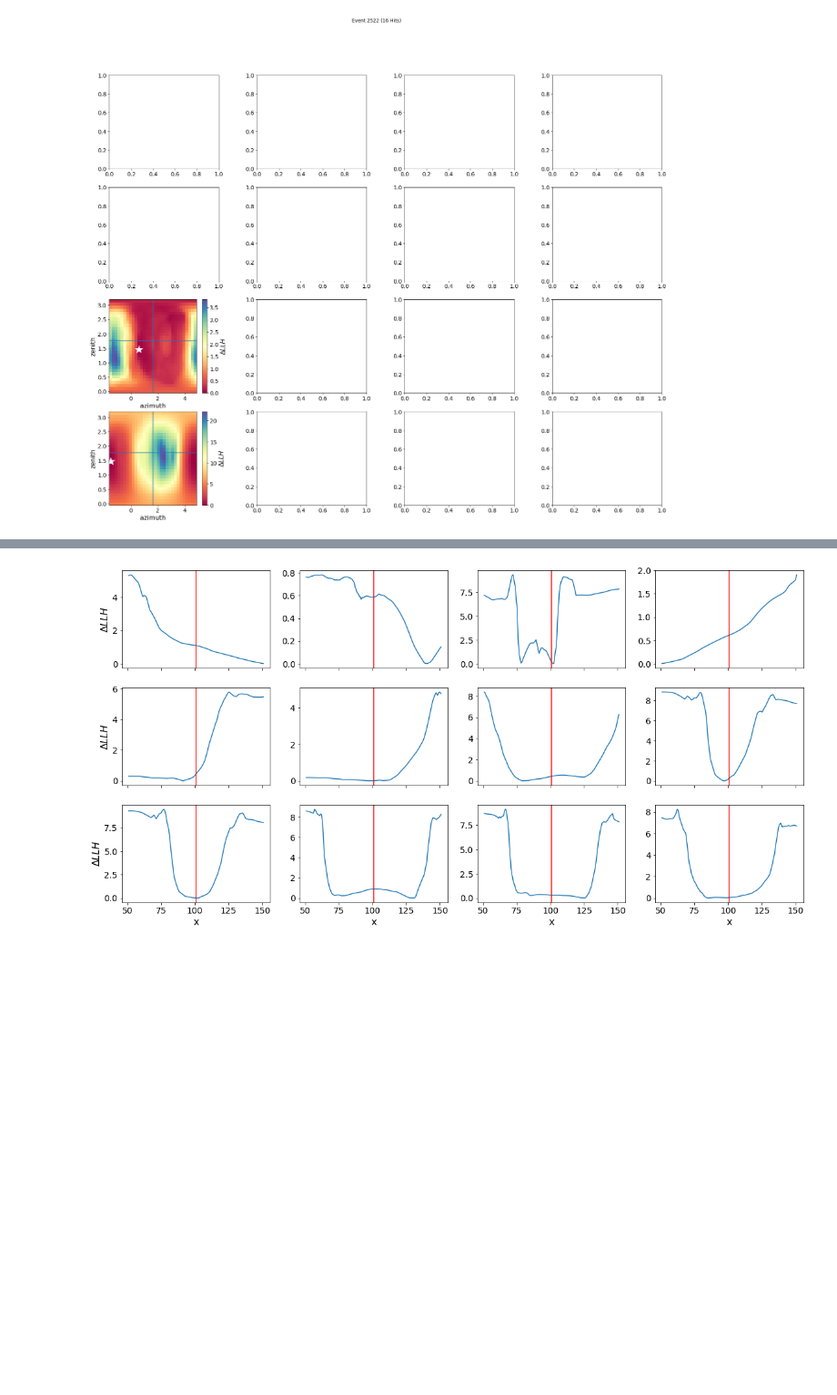
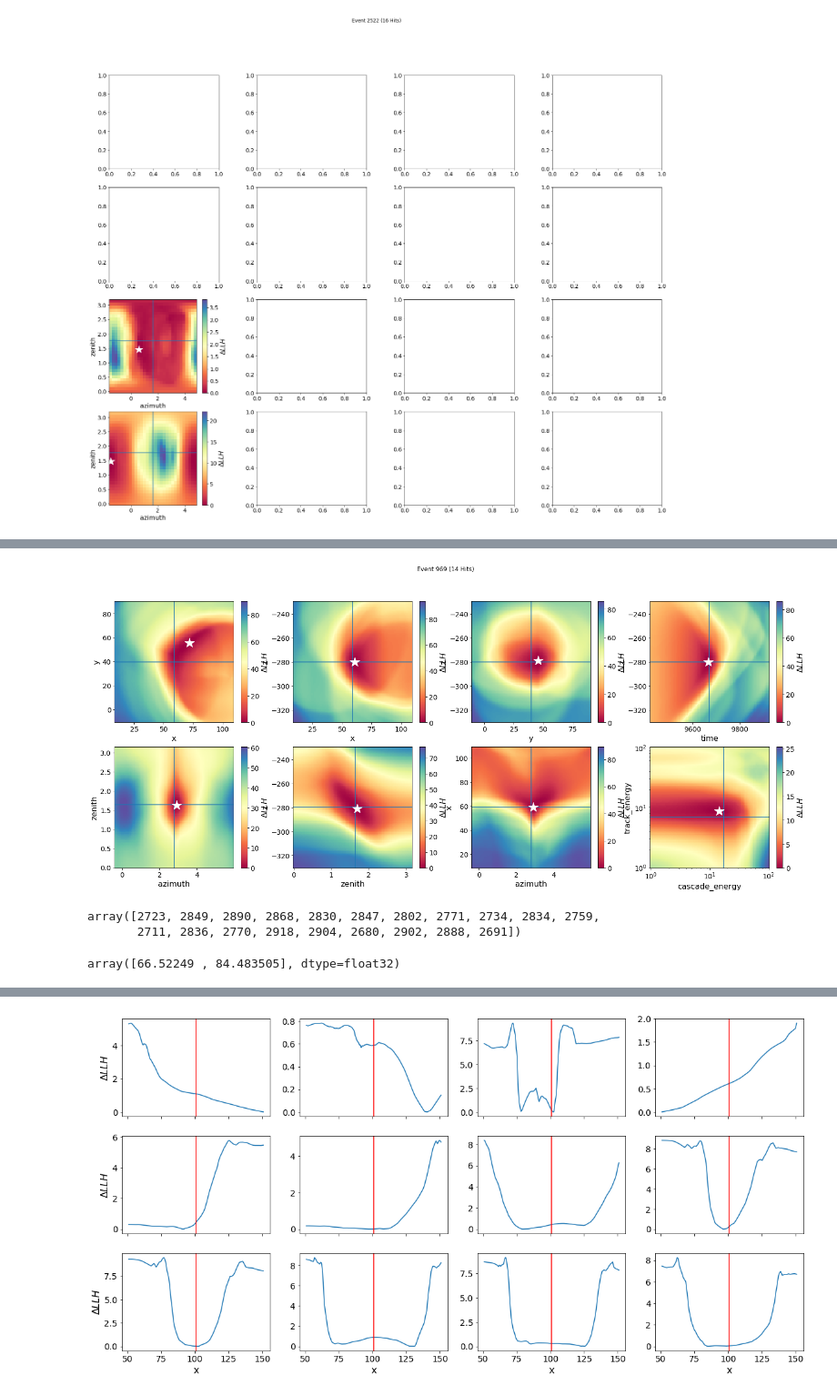
Before and after one commit to philippeller/freeDOM, a Jupyter notebook: freeDOM/inspect.ipynb, the cells around one changed output, grey strips where cells are left out. Shown at 91% size. Drawn from its saved outputs; the diff is of its cells as text; code cells hidden in the pictures; blank space fills up the shorter version.

Commit message:
adding up-to-date models

```diff
--- a/freeDOM/inspect.ipynb
+++ b/freeDOM/inspect.ipynb
@@ -39,8 +39,8 @@ Using an independent MC file
 # %%
 events, labels = load_events(dir='/home/iwsatlas1/peller/work/oscNext/level7_v01.04/140000_i3cols_test')
 # %%
-freedom_llh = LLH(hitnet_file='models/HitNet_1024_L312_May_2020-13h11/epoch_150_model.hdf5',
-          chargenet_file='models/ChargeNet_L3_12_May_2020-12h26/epoch_1000_model.hdf5',
+freedom_llh = LLH(hitnet_file='models/HitNet_14_May_2020-20h31/epoch_20_model.hdf5',
+          chargenet_file='models/ChargeNet_14_May_2020-20h30/epoch_1000_model.hdf5',
           epsilon=1e-7,
          )
 # %%
@@ -59,7 +59,7 @@ t_indep_dom_tables.shape: (140, 80, 40, 40, 40)
 t_indep_dom_table_norms.shape: (140, 80)
 track_kernel: table_energy_loss
 # %%
-def get_llh_2d(event, plot_dim_x, plot_dim_y, n_steps=100, width='tight', subtract=True, retro=True):
+def get_llh_2d(event, plot_dim_x, plot_dim_y, n_steps=100, width='tight', subtract=True, do_retro=True):
     plot_idx_x = labels.index(plot_dim_x)
     true_p_x = event['params'][plot_idx_x]
     plot_idx_y = labels.index(plot_dim_y)
@@ -107,20 +107,22 @@ def get_llh_2d(event, plot_dim_x, plot_dim_y, n_steps=100, width='tight', subtra
 
 
     total_llh, q_llh, all_hits, llhs  = freedom_llh(event, params)
-    if retro:
+    if do_retro:
         retro = retro_llh(event, params)
     if subtract:
         total_llh -= np.min(total_llh)
         q_llh -= np.min(q_llh)
         all_hits -= np.min(all_hits)
         llhs -= np.min(llhs, axis=0)
-        retro -= np.min(retro)
+        if do_retro:
+            retro -= np.min(retro)
 
     p['q_llh'] = q_llh.reshape(p.grid.shape)
     p['llhs'] = llhs.reshape(p.grid.shape + (-1,))
     p['llh'] = all_hits.reshape(p.grid.shape)
     p['tot'] = total_llh.reshape(p.grid.shape)
-    p['retro_llh'] = retro.reshape(p.grid.shape)
+    if do_retro:
+        p['retro_llh'] = retro.reshape(p.grid.shape)
 
     return p, (true_p_x, true_p_y)
 # %%
@@ -230,3 +232,40 @@ MemoryError
 CPU times: user 12.4 s, sys: 2.34 s, total: 14.7 s
 Wall time: 11.5 s
 [figure]
+# %%
+%%time
+#event_idx = 666 # 666 #4242
+event_idx = np.random.randint(0, len(events)-1) #12321 #1657
+event_idx = 2522
+event_idx = 969
+#event_idx = 2840
+#event_idx = 1127
+#event_idx = 991
+#event_idx = 1232
+#event_idx = 2734 # many hits
+#event_idx = 2770 # many hits
+
+event = events[event_idx]
+
+width = 'tight'
+
+fig, ax = plt.subplots(2, 4, figsize=(25, 10))
+#plt.subplots_adjust(wspace=0.35)
+
+def plot(x, y, ax):
+    p, t = get_llh_2d(event, x, y, n_steps=101, width=width, do_retro=False)
+    #p['retro_llh'] = np.clip(p['retro_llh'], 0, np.max(p['q_llh']))
+    plot_2d(p['tot'], t, ax)
+
+plot('x', 'y', ax[0,0])
+plot('x', 'z', ax[0,1])
+plot('y', 'z', ax[0,2])
+plot('time', 'z', ax[0,3])
+plot('azimuth', 'zenith', ax[1,0])
+plot('zenith', 'z', ax[1,1])
+plot('azimuth', 'x', ax[1,2])
+plot('cascade_energy', 'track_energy', ax[1,3])
+
+fig.suptitle('Event %i (%i Hits)'%(event_idx,event['hits'].shape[0]))
+plt.savefig('plots/Event_%i_%s.png'%(event_idx, width), dpi=300, bbox_inches='tight')
+# %% [output]
@@ -232,0 +274 @@ Wall time: 11.5 s
+[figure, added]
@@ -233,3 +277,12 @@ Wall time: 11.5 s
+# %%
+np.argsort(n_hits)[::-1][10:30]
+# %% [output]
+array([2723, 2849, 2890, 2868, 2830, 2847, 2802, 2771, 2734, 2834, 2759,
+       2711, 2836, 2770, 2918, 2904, 2680, 2902, 2888, 2691])
+# %%
+events[2770]['params'][6:8]
+# %% [output]
+array([66.52249 , 84.483505], dtype=float32)
 # %%
 def get_llh_1d(event, plot_dim, n_steps=100, subtract=True):
 
```
Also changed, not shown: parts of 7 cells of this notebook, 8 other files.
